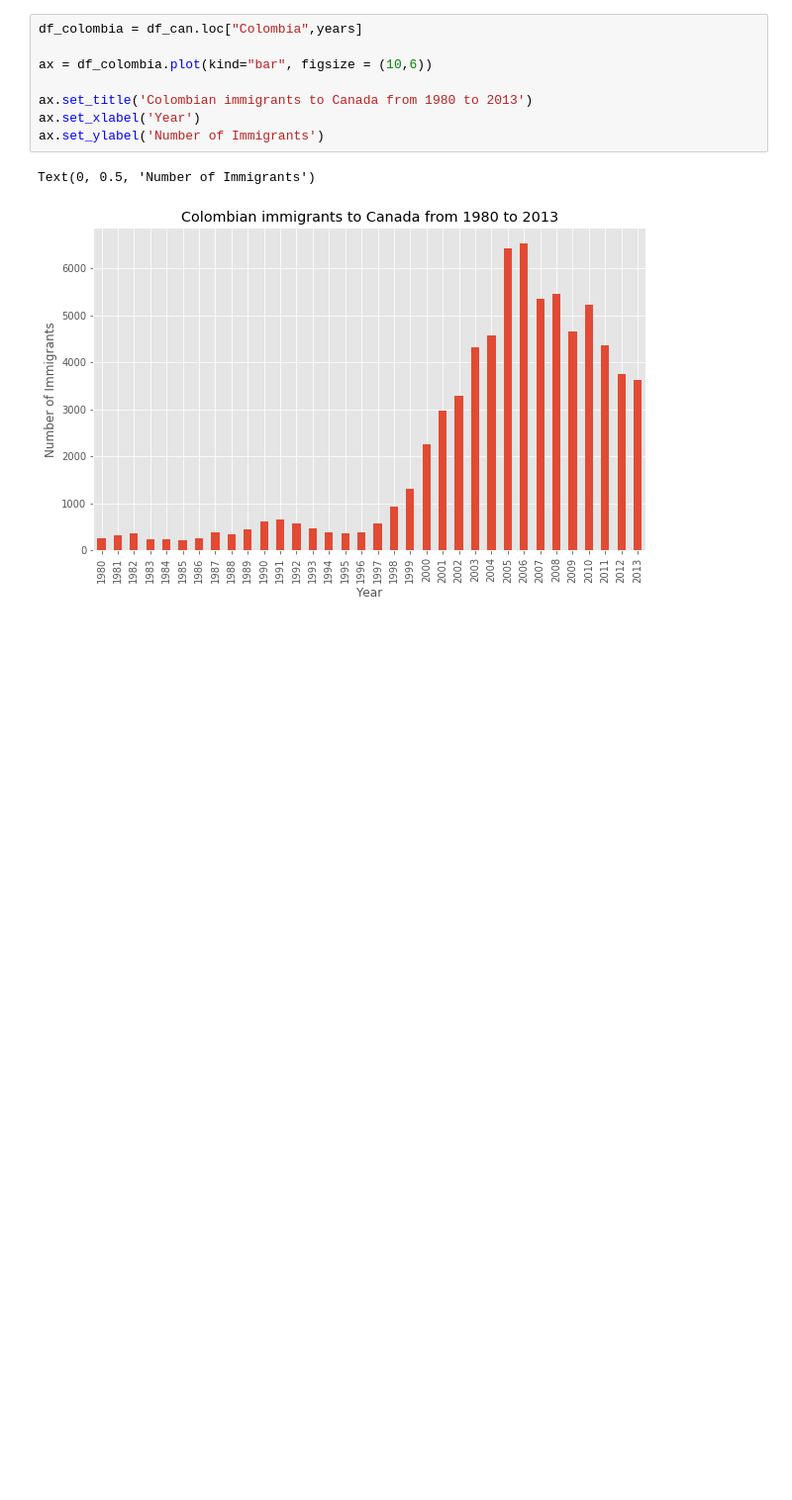
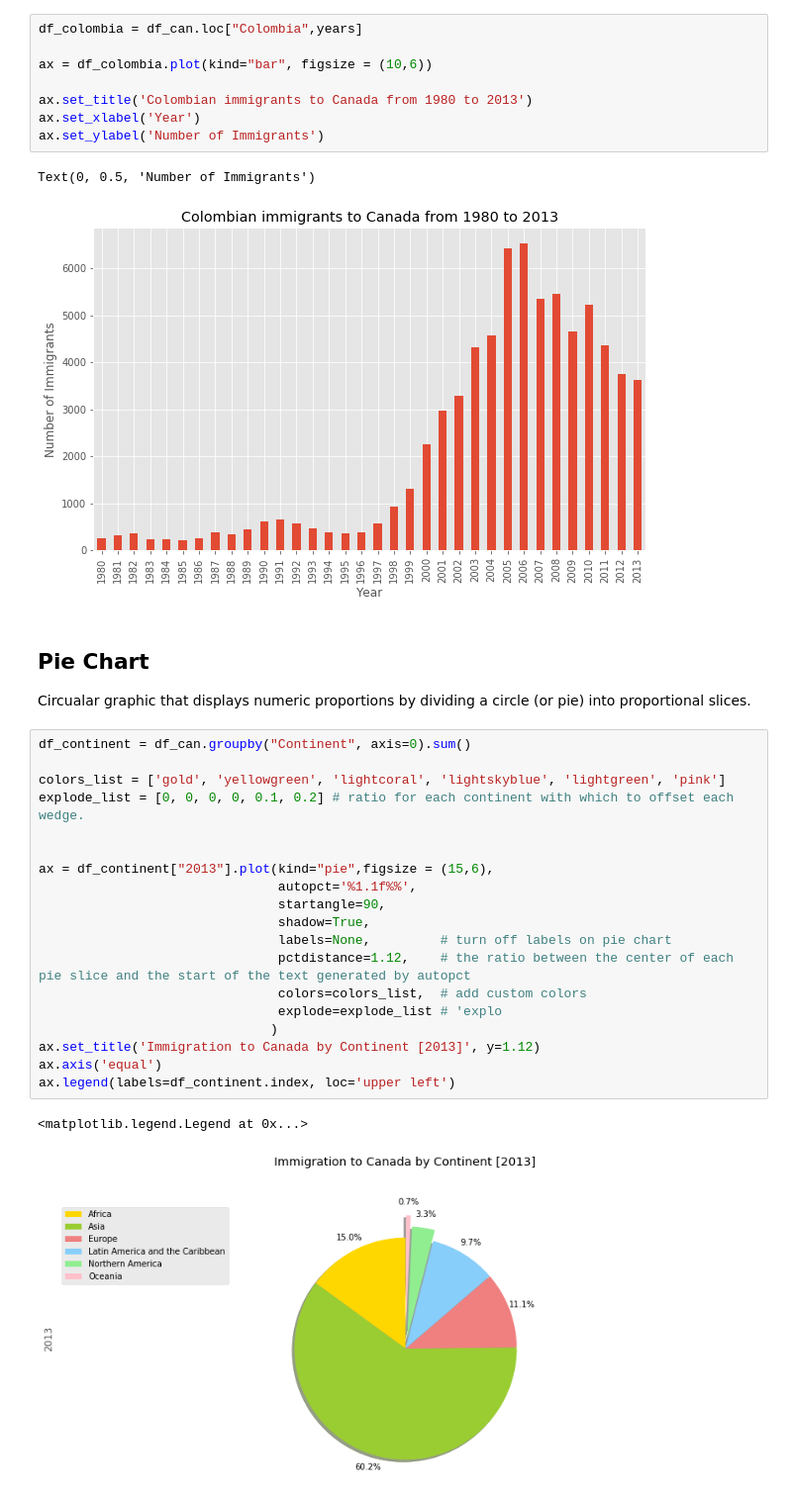
Before and after one commit to felgonzalezh/IBM-Data-Science-Professional-Certification, a Jupyter notebook: Course7_Data_Visualization_with_Python/matplotlib_summary.ipynb, the cells around one changed output. Shown at 99% size. Cells and saved outputs as stored; diff of their text form; blank space fills up the shorter version.

Commit message:
Summary: Pie Charts, Box Plots, Scatter Plots and Bubble Plots

```diff
--- a/Course7_Data_Visualization_with_Python/matplotlib_summary.ipynb
+++ b/Course7_Data_Visualization_with_Python/matplotlib_summary.ipynb
@@ -188,3 +188,29 @@ ax.set_ylabel('Number of Immigrants')
 # %% [output]
 Text(0, 0.5, 'Number of Immigrants')
 [figure]
+# %% [markdown]
+## Pie Chart
+
+Circualar graphic that displays numeric proportions by dividing a circle (or pie) into proportional slices.
+# %%
+df_continent = df_can.groupby("Continent", axis=0).sum()
+
+colors_list = ['gold', 'yellowgreen', 'lightcoral', 'lightskyblue', 'lightgreen', 'pink']
+explode_list = [0, 0, 0, 0, 0.1, 0.2] # ratio for each continent with which to offset each wedge.
+
+
+ax = df_continent["2013"].plot(kind="pie",figsize = (15,6),
+                               autopct='%1.1f%%',
+                               startangle=90,
+                               shadow=True,
+                               labels=None,         # turn off labels on pie chart
+                               pctdistance=1.12,    # the ratio between the center of each pie slice and the start of the text generated by autopct
+                               colors=colors_list,  # add custom colors
+                               explode=explode_list # 'explo
+                              )
+ax.set_title('Immigration to Canada by Continent [2013]', y=1.12)
+ax.axis('equal')
+ax.legend(labels=df_continent.index, loc='upper left')
+# %% [output]
+<matplotlib.legend.Legend at 0x...>
+[figure, added]
```
Also changed, not shown: parts of 8 cells of this notebook.
